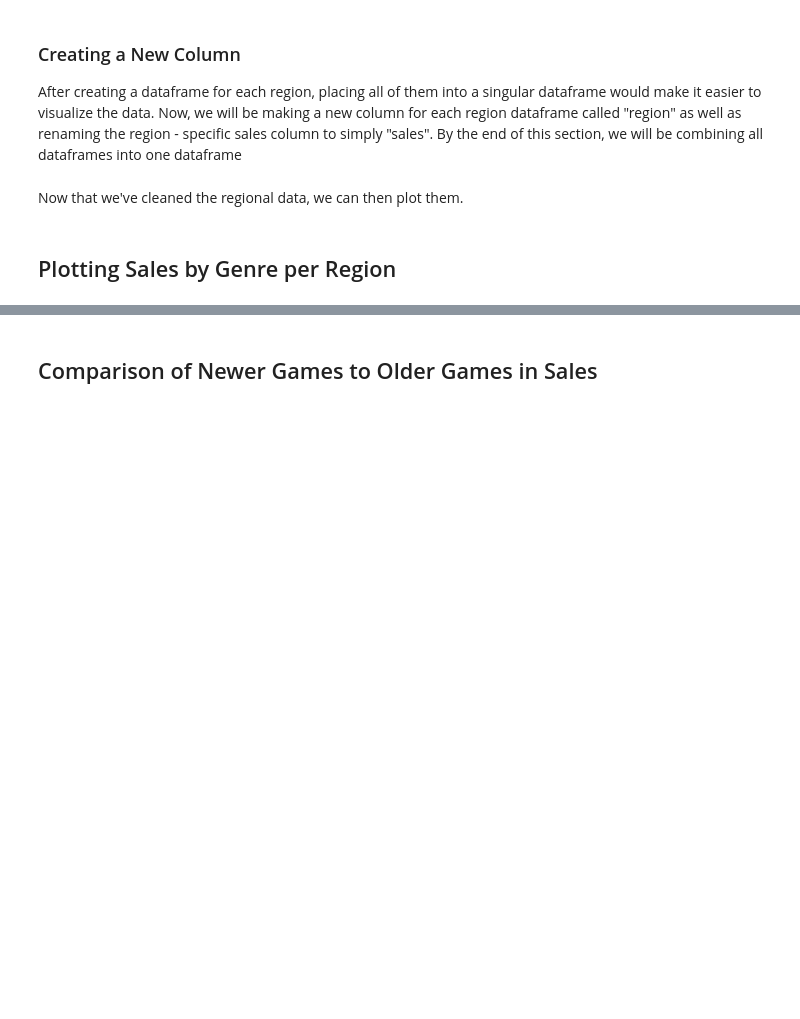
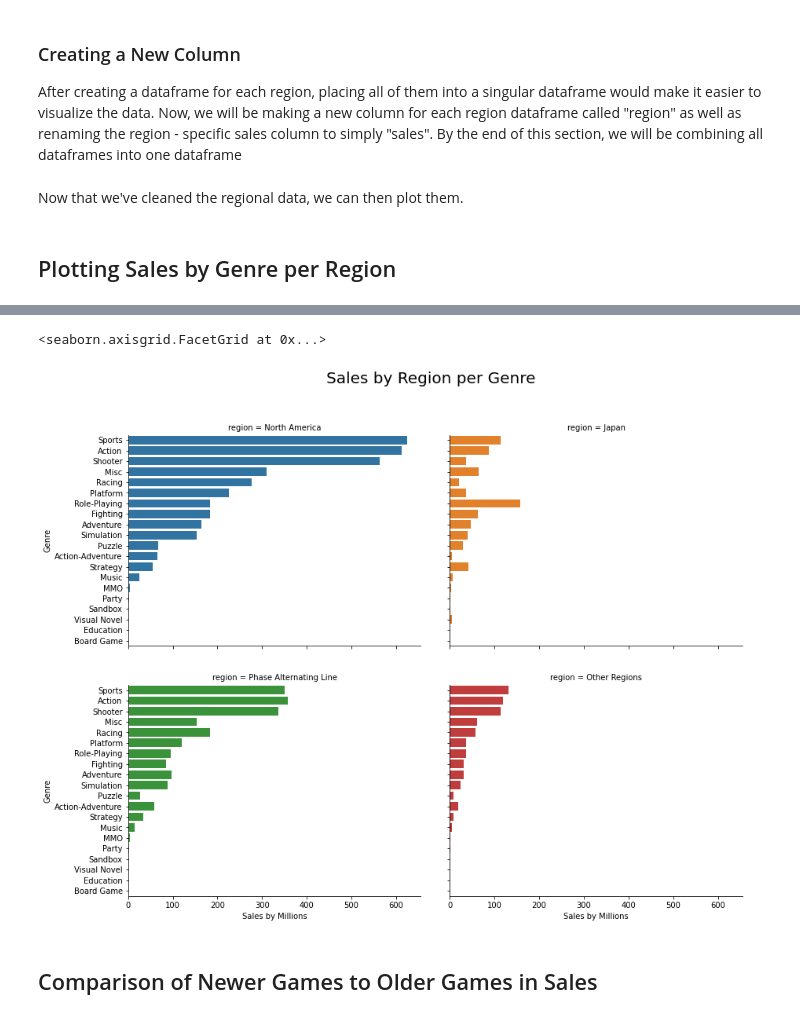
Before and after one commit to Secade/DATASCI-Video-Game-Sales, a Jupyter notebook: Video Game Sales EDA.ipynb, the cells around one changed output, grey strips where cells are left out. Drawn from its saved outputs; the diff is of its cells as text; code cells hidden in the pictures; blank space fills up the shorter version.

```diff
--- a/Video Game Sales EDA.ipynb
+++ b/Video Game Sales EDA.ipynb
@@ -965,8 +1380,12 @@ genre_region_plot.set_axis_labels("Sales by Millions", "Genre")
 # %%
 genre_region_facet = sns.FacetGrid(genre_region_df, col="region", col_wrap=2, hue="region", height=3)
+genre_region_facet.fig.suptitle("Sales by Region per Genre", fontsize=20, ha='left')
 genre_region_facet.map(sns.barplot, "sales", "genre", order=genre_region_df['genre'].unique())
-genre_region_facet.fig.set_size_inches(20.5, 10.5)
-genre_region_facet.set_axis_labels("Sales by Millions", "Genre")
+genre_region_facet.fig.set_size_inches(15.5, 10.5)
+genre_region_facet.set_axis_labels("Sales by Millions", "Genre", fontsize=10)
+# %% [output]
+<seaborn.axisgrid.FacetGrid at 0x...>
+[figure, added]
 # %% [markdown]
 ## Comparison of Newer Games to Older Games in Sales
 # %%
```
Also changed, not shown: parts of 51 cells of this notebook, 7 other files.
